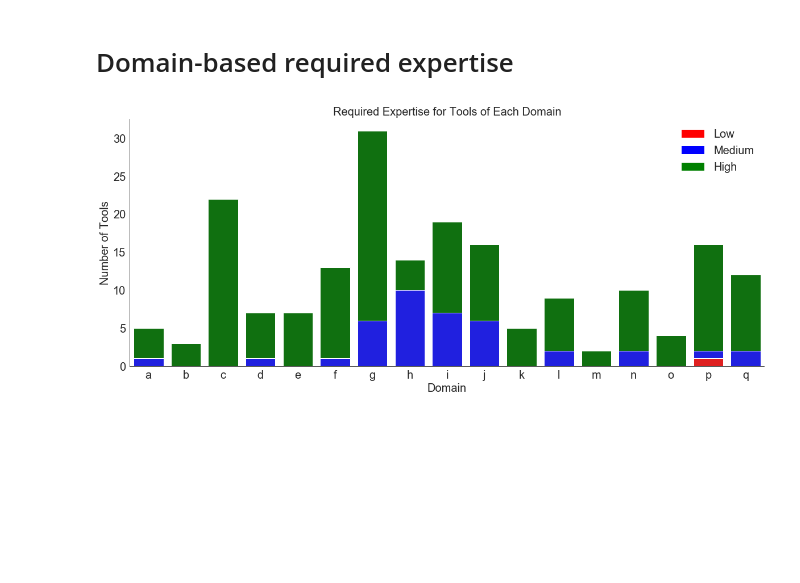
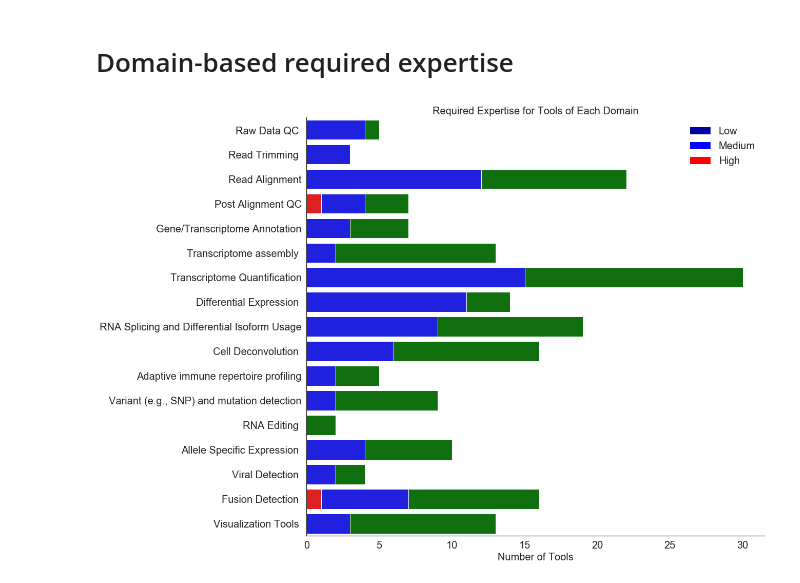
Before and after one commit to LizChang/RNA_seq_figures, a Jupyter notebook: notebooks/RNA_Seq_table.ipynb, the cells around one changed output. Cells and saved outputs as stored; diff of their text form; code cells hidden in the pictures; blank space fills up the shorter version.

```diff
--- a/notebooks/RNA_Seq_table.ipynb
+++ b/notebooks/RNA_Seq_table.ipynb
@@ -46,7 +74,7 @@ bar_data["total"] = bar_data.cumulation
 
 #Set general plot properties
 sns.set_style("white")
-sns.set_context({"figure.figsize": (20, 8)})
+sns.set_context({"figure.figsize": (13, 8)})
 
 #Plot 1 - background - "total"
 g=sns.barplot(x = bar_data.Year_Published, y = bar_data.total, color = "black")
@@ -68,7 +96,7 @@ def change_width(g, new_value) :
         # we recenter the bar
         patch.set_x(patch.get_x() + diff * .5)
 
-change_width(g, .6)
+change_width(g, .7)
 
 plt.savefig('../figures/figure1.png')
 # %% [output]
@@ -80,7 +108,7 @@ stacked_bar_data["total"] = stacked_bar_data.cumulation
 
 #Set general plot properties
 sns.set_style("white")
-sns.set_context({"figure.figsize": (20, 8)})
+sns.set_context({"figure.figsize": (13, 8)})
 
 #Plot 1 - background - "total" (top)
 g=sns.barplot(x = stacked_bar_data.Year_Published, y = stacked_bar_data.total, color = "red")
@@ -91,7 +119,8 @@ bottom_plot = sns.barplot(x = stacked_bar_data.Year_Published, y = stacked_bar_d
 
 topbar = plt.Rectangle((0,0),1,1,fc="red", edgecolor = 'none')
 bottombar = plt.Rectangle((0,0),1,1,fc='#0000A3',  edgecolor = 'none')
-l = plt.legend([bottombar, topbar], ['Previous Accumulation (2008-2020)', 'Annual Growth'], loc='best', prop={'size':20})
+l = plt.legend([bottombar, topbar], ['Previous Accumulation (2008-2020)', 'Annual Growth'],
+               loc='best', prop={'size':20})
 l.draw_frame(False)
 
 sns.despine()
@@ -114,7 +143,7 @@ def change_width(g, new_value) :
         # we recenter the bar
         patch.set_x(patch.get_x() + diff * .5)
 
-change_width(g, .6)
+change_width(g, .7)
 
 plt.savefig('../figures/figure1a.png')
 # %% [output]
@@ -124,53 +153,41 @@ plt.savefig('../figures/figure1a.png')
 # %%
 #Read in data & create total column
 stacked_bar_data = pd.read_csv("../data/required_expertise.csv")
 stacked_bar_data["total"] = stacked_bar_data.easy + stacked_bar_data.medium + stacked_bar_data.hard
 
 #Set general plot properties
 sns.set_style("white")
-sns.set_context({"figure.figsize": (20, 8)})
+sns.set_context({"figure.figsize": (16, 15)})
 
 #Plot 1 - background - "total" (top)
-sns.barplot(x = stacked_bar_data.domain, y = stacked_bar_data.total, color = "green")
+top_plot = sns.barplot(y = stacked_bar_data.domain_name, x = stacked_bar_data.total, color = "green")
 
 #Plot 2 - overlay - "medium"
-medium_plot = sns.barplot(x = stacked_bar_data.domain, y = stacked_bar_data.medium + stacked_bar_data.easy,
+medium_plot = sns.barplot(y = stacked_bar_data.domain_name, x = stacked_bar_data.medium + stacked_bar_data.easy,
                           color = "blue")
 
 #Plot3 - overlay - "bottom"
-bottom_plot = sns.barplot(x = stacked_bar_data.domain, y = stacked_bar_data.easy, color = "red")
+bottom_plot = sns.barplot(y = stacked_bar_data.domain_name, x = stacked_bar_data.easy, color = "red")
 
 
-topbar = plt.Rectangle((0,0),1,1,fc="green", edgecolor = 'none')
-mediumbar = plt.Rectangle((0,0),1,1,fc='blue',  edgecolor = 'none')
-bottombar = plt.Rectangle((0,0),1,1,fc="red", edgecolor = 'none')
+#topbar = plt.Rectangle((0,0),1,1,fc="green", edgecolor = 'none')
+#mediumbar = plt.Rectangle((0,0),1,1,fc='blue',  edgecolor = 'none')
+#bottombar = plt.Rectangle((0,0),1,1,fc="red", edgecolor = 'none')
 l = plt.legend([bottombar, mediumbar, topbar], ['Low', 'Medium', 'High'], loc='best', prop={'size':20})
 l.draw_frame(False)
-#plt.xticks(rotation=90)
 plt.title("Required Expertise for Tools of Each Domain", fontsize = 20)
 
 sns.despine()
-bottom_plot.set_ylabel("Number of Tools")
-bottom_plot.set_xlabel("Domain")
+bottom_plot.set_xlabel("Number of Tools")
+bottom_plot.set_ylabel("")
 
 #Set fonts to consistent size
-for item in ([bottom_plot.xaxis.label, bottom_plot.yaxis.label] +
-             bottom_plot.get_xticklabels() + bottom_plot.get_yticklabels()):
+for item in ([bottom_plot.xaxis.label, bottom_plot.yaxis.label] ):
     item.set_fontsize(20)
+for items in (bottom_plot.get_xticklabels() + bottom_plot.get_yticklabels()):
+    items.set_fontsize(20)
 
-def change_width(g, new_value) :
-    for patch in g.patches :
-        current_width = patch.get_width()
-        diff = current_width - new_value
-
-        # we change the bar width
-        patch.set_width(new_value)
-
-        # we recenter the bar
-        patch.set_x(patch.get_x() + diff * .5)
-
-change_width(g, .6)
 
 plt.savefig('../figures/figure2.png')
 # %% [output]
-[figure, old version]
+[figure, new version]
```
Also changed, not shown: parts of 9 cells of this notebook, 8 other files.
